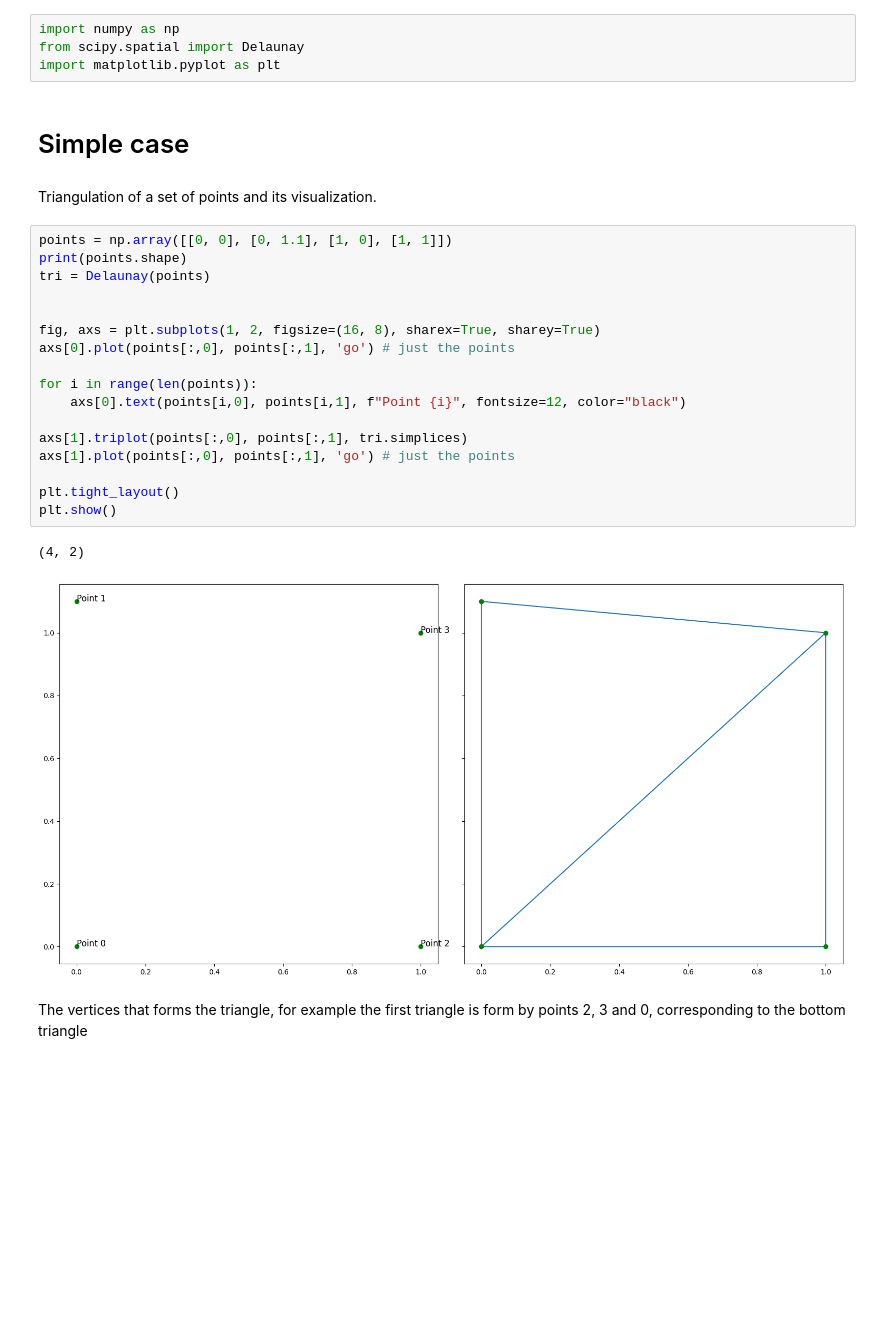
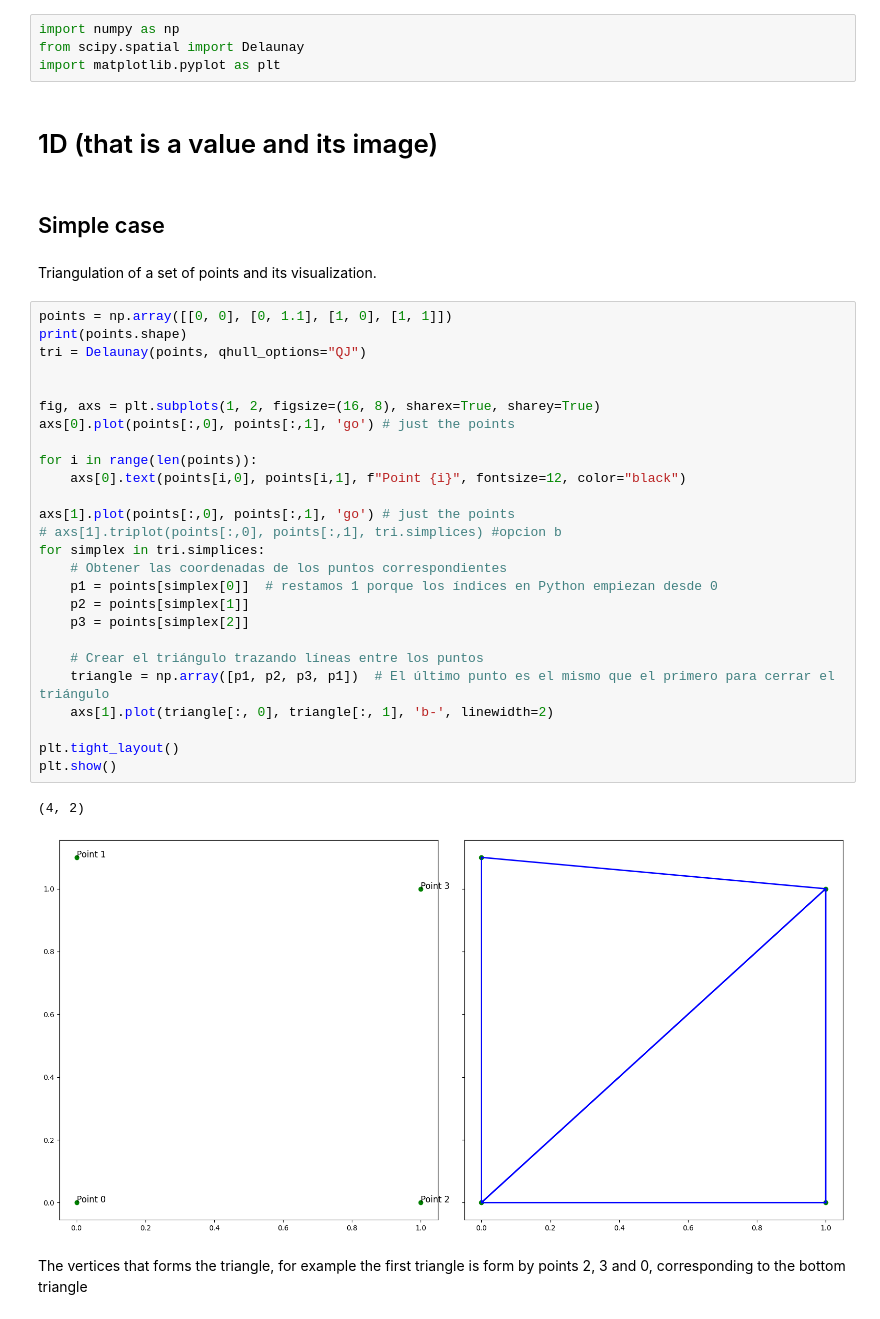
Before and after one commit to victosdur/Function_Approximation_Using_BNN_and_LWPE, a Jupyter notebook: DelauneyCalculation.ipynb, the cells around one changed output. Cells and saved outputs as stored; diff of their text form; blank space fills up the shorter version.

```diff
--- a/DelauneyCalculation.ipynb
+++ b/DelauneyCalculation.ipynb
@@ -2,30 +2,41 @@
 import numpy as np
 from scipy.spatial import Delaunay
 import matplotlib.pyplot as plt
+# %% [markdown]
+# 1D (that is a value and its image)
 # %% [markdown]
-# Simple case
+## Simple case
 # %% [markdown]
 Triangulation of a set of points and its visualization.
 # %%
 points = np.array([[0, 0], [0, 1.1], [1, 0], [1, 1]])
 print(points.shape)
-tri = Delaunay(points)
+tri = Delaunay(points, qhull_options="QJ")
 
 
 fig, axs = plt.subplots(1, 2, figsize=(16, 8), sharex=True, sharey=True)
 axs[0].plot(points[:,0], points[:,1], 'go') # just the points
 
 for i in range(len(points)):
     axs[0].text(points[i,0], points[i,1], f"Point {i}", fontsize=12, color="black")
 
-axs[1].triplot(points[:,0], points[:,1], tri.simplices)
 axs[1].plot(points[:,0], points[:,1], 'go') # just the points
+# axs[1].triplot(points[:,0], points[:,1], tri.simplices) #opcion b
+for simplex in tri.simplices:
+    # Obtener las coordenadas de los puntos correspondientes
+    p1 = points[simplex[0]]  # restamos 1 porque los índices en Python empiezan desde 0
+    p2 = points[simplex[1]]
+    p3 = points[simplex[2]]
+
+    # Crear el triángulo trazando líneas entre los puntos
+    triangle = np.array([p1, p2, p3, p1])  # El último punto es el mismo que el primero para cerrar el triángulo
+    axs[1].plot(triangle[:, 0], triangle[:, 1], 'b-', linewidth=2)
 
 plt.tight_layout()
 plt.show()
 # %% [output]
 (4, 2)
-[figure, old version]
+[figure, new version]
 # %% [markdown]
 The vertices that forms the triangle, for example the first triangle is form by points 2, 3 and 0, corresponding to the bottom triangle
 # %%
```
Also changed, not shown: parts of 10 cells of this notebook.
